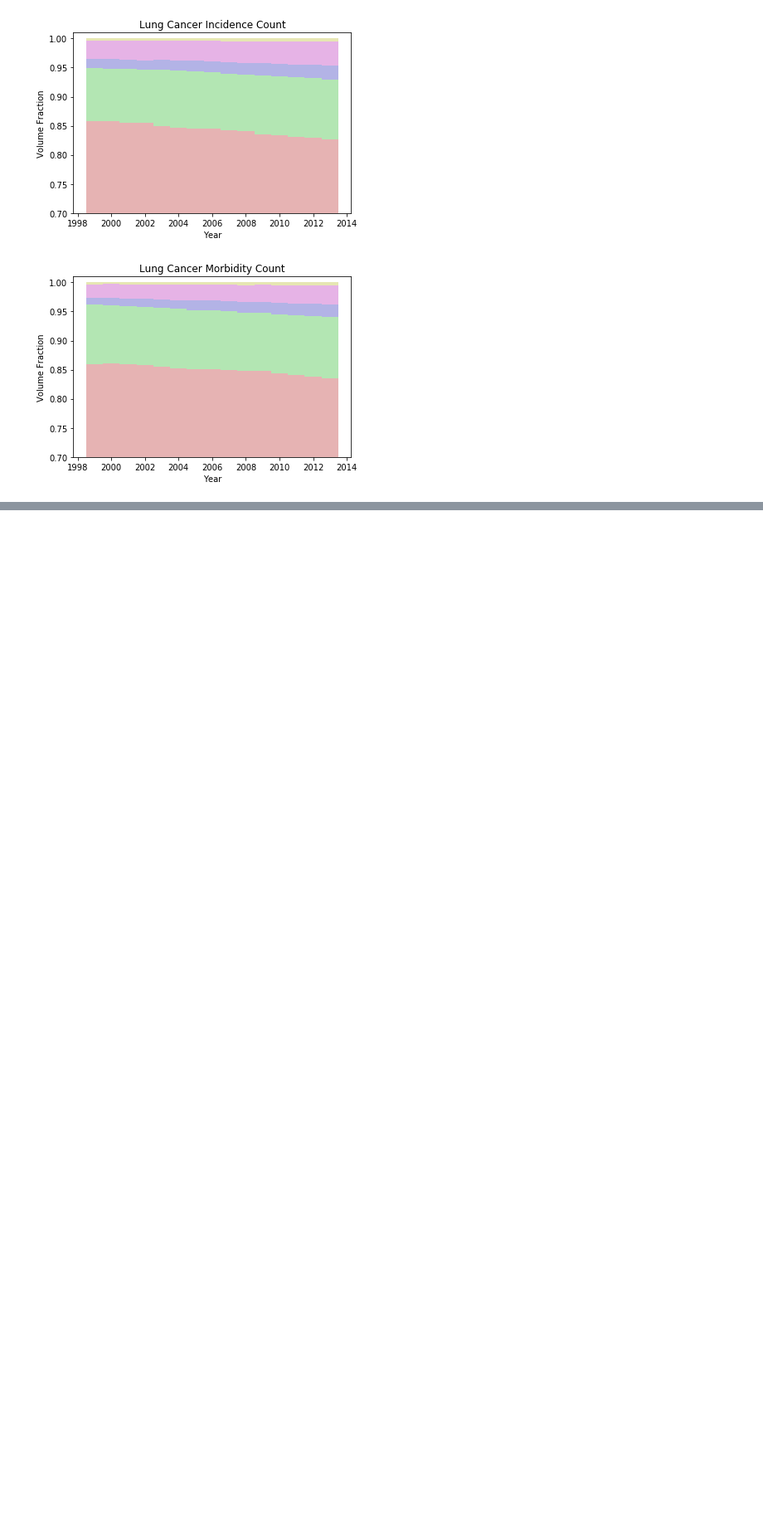
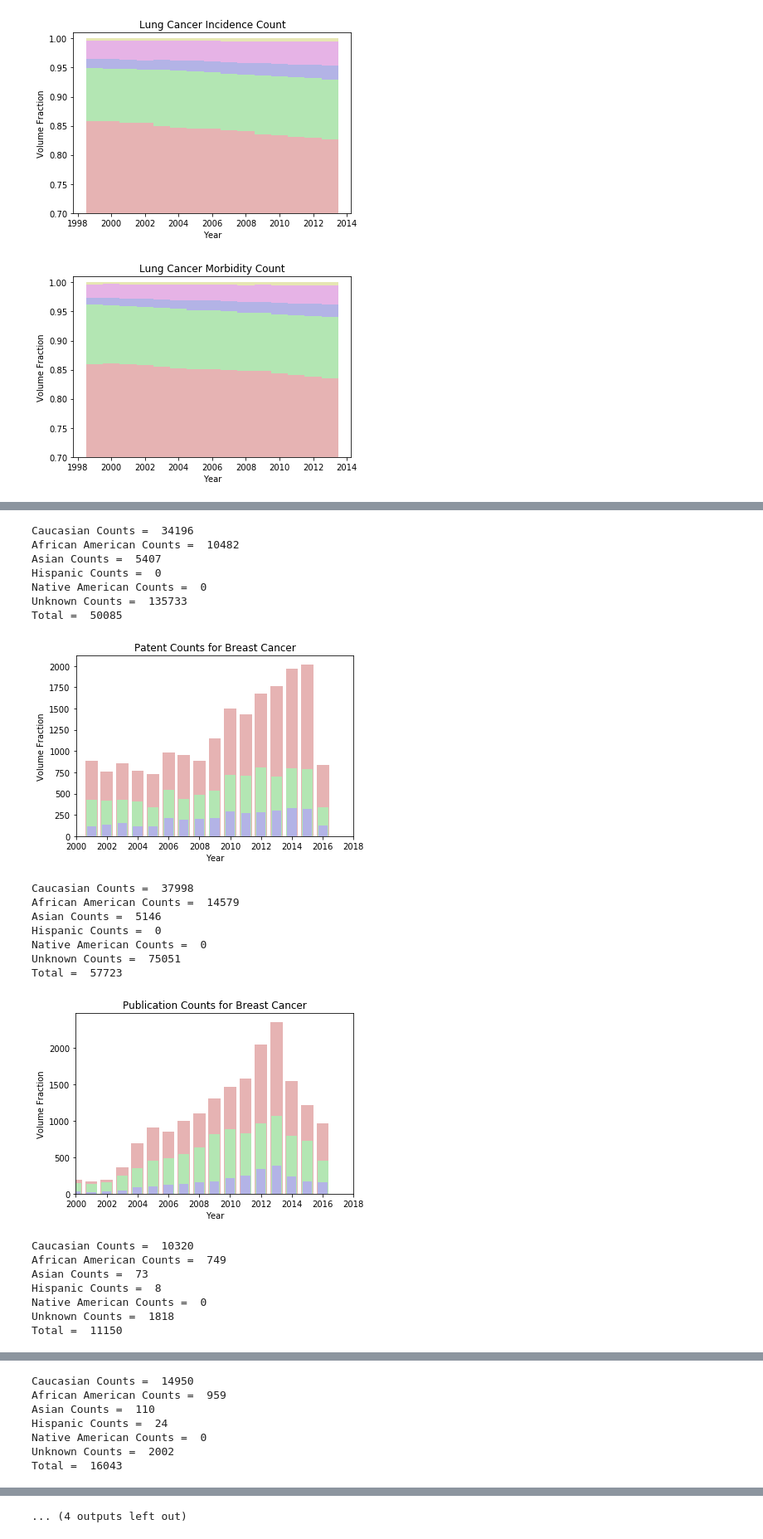
Before and after one commit to jesnyder/CellLines, a Jupyter notebook: Analysis/Analysis.ipynb, the cells around one changed output, grey strips where cells are left out. Shown: that part at 83% size. Drawn from its saved outputs; the diff is of its cells as text; code cells hidden in the pictures; blank space fills up the shorter version.

```diff
--- a/Analysis/Analysis.ipynb
+++ b/Analysis/Analysis.ipynb
@@ -190,0 +177,58 @@ SyntaxError: invalid syntax (<ipython-input-6-230993a1b872>, line 19)
+# %%
+def parse_counts(source_filename, cancer_type, year_min, year_max, title):
+
+    caucasian, year_caucasian, african_american, year_african_american, asian, year_asian, \
+    hispanic, year_hispanic, native_american, year_native_american \
+    = parse_data_count(source_filename, cancer_type, year_min, year_max)
+
+    plt.bar(year_caucasian, caucasian, color=[.9, .7, .7], width=.8, label = 'Caucasian')
+
+    plt.bar(year_african_american, african_american, color=[.7, .9, .7], width=.7, label = 'Caucasian')
+
+    plt.bar(year_asian, asian, color=[.7, .7, .9], width=.6, label = 'Caucasian')
+
+    plt.bar(year_hispanic, hispanic, color=[.9, .7, .9], width=.5, label = 'Caucasian')
+
+    plt.bar(year_native_american, native_american, color=[.9, .7, .9], width=.4, label = 'Caucasian')
+
+    plt.title(title)
+    plt.xlabel('Year');
+    plt.ylabel('Volume Fraction');
+    plt.xlim((year_min, year_max));
+
+    saved_filename = os.path.join("Figures", title + '.jpg')
+    plt.savefig(saved_filename, bbox_inches='tight')
+    plt.show()
+# %%
+parse_counts("v01_PaCo.csv", "1", 2000, 2018, "Patent Counts for All Cancer Types")
+parse_counts("v01_PuCo.csv", "1", 2000, 2018, "Publication Counts for Breast Cancer")
+parse_counts("v01_PaCo.csv", "2", 2000, 2018, "Patent Counts for Breast Cancer")
+parse_counts("v01_PuCo.csv", "2", 2000, 2018, "Publication Counts for Breast Cancer")
+parse_counts("v01_PaCo.csv", "3", 2000, 2018, "Patent Counts for Breast Cancer")
+parse_counts("v01_PuCo.csv", "3", 2000, 2018, "Publication Counts for Breast Cancer")
+parse_counts("v01_PaCo.csv", "4", 2000, 2018, "Patent Counts for Breast Cancer")
+parse_counts("v01_PuCo.csv", "4", 2000, 2018, "Publication Counts for Breast Cancer")
+# %% [output]
+Caucasian Counts =  34196
+African American Counts =  10482
+Asian Counts =  5407
+Hispanic Counts =  0
+Native American Counts =  0
+Unknown Counts =  135733
+Total =  50085
+[figure, added]
+Caucasian Counts =  37998
+African American Counts =  14579
+Asian Counts =  5146
+Hispanic Counts =  0
+Native American Counts =  0
+Unknown Counts =  75051
+Total =  57723
+[figure, added]
+Caucasian Counts =  10320
+African American Counts =  749
+Asian Counts =  73
+Hispanic Counts =  8
+Native American Counts =  0
+Unknown Counts =  1818
+Total =  11150
@@ -190,0 +236,7 @@ SyntaxError: invalid syntax (<ipython-input-6-230993a1b872>, line 19)
+Caucasian Counts =  14950
+African American Counts =  959
+Asian Counts =  110
+Hispanic Counts =  24
+Native American Counts =  0
+Unknown Counts =  2002
+Total =  16043
@@ -190,0 +260 @@ SyntaxError: invalid syntax (<ipython-input-6-230993a1b872>, line 19)
+... (4 outputs left out)
```
Also changed, not shown: parts of 4 cells of this notebook, 8 other files.
